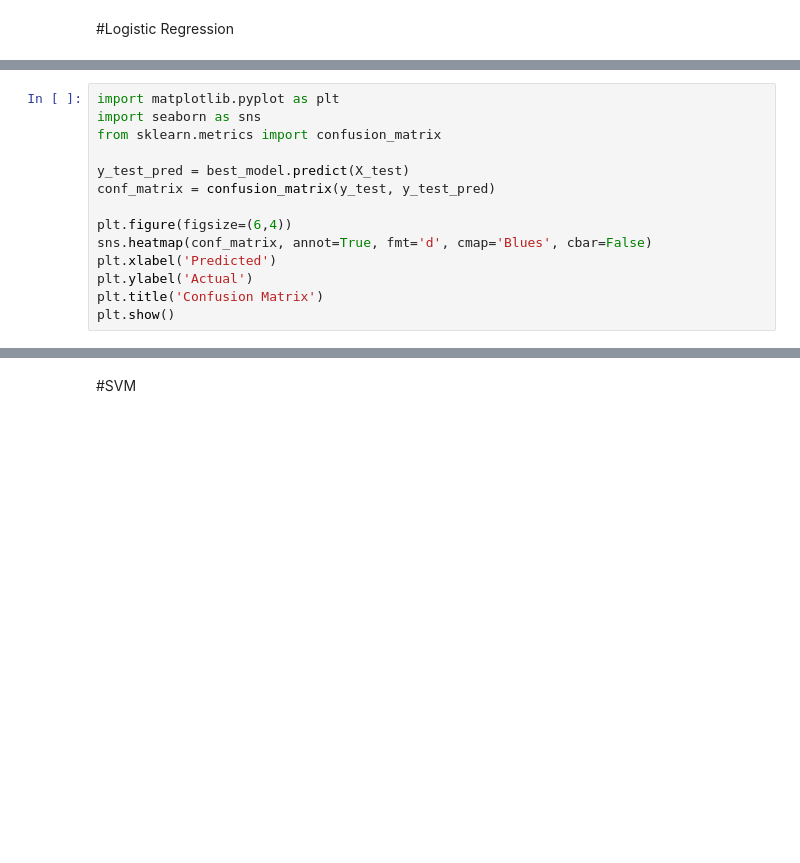
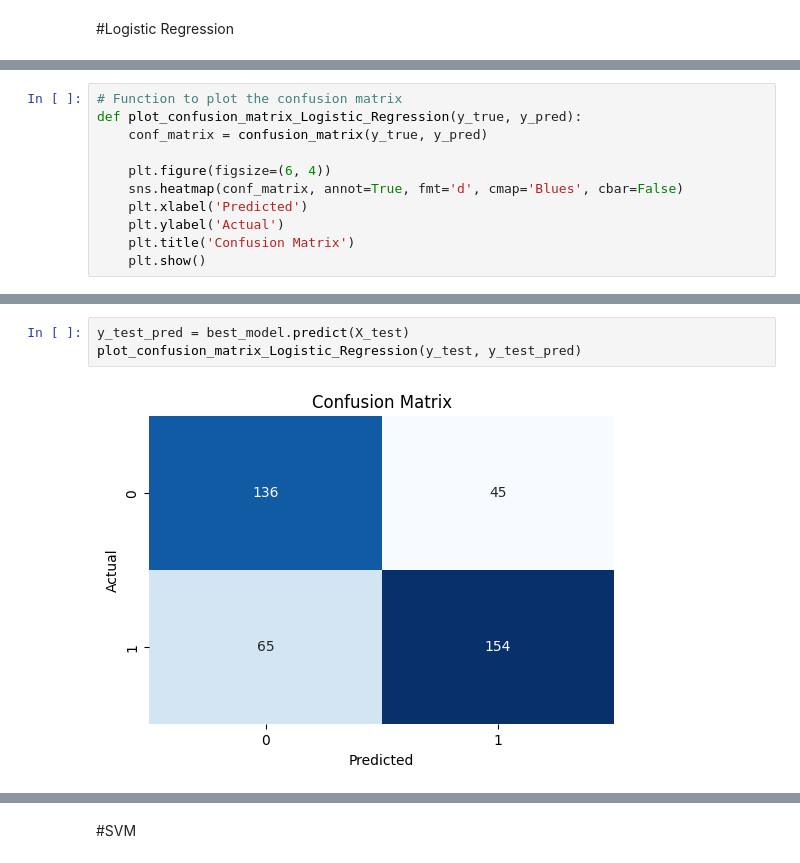
Before and after one commit to RazanAlkhaluqy/MachineLearningProject, a Jupyter notebook: LLP.ipynb, the cells around one changed output, grey strips where cells are left out. Cells and saved outputs as stored; diff of their text form; blank space fills up the shorter version.

```diff
--- a/LLP.ipynb
+++ b/LLP.ipynb
@@ -623,14 +174,11 @@ weighted avg       0.71      0.68      0.68       400
 # %%
-import matplotlib.pyplot as plt
-import seaborn as sns
-from sklearn.metrics import confusion_matrix
+# Function to plot the confusion matrix
+def plot_confusion_matrix_Logistic_Regression(y_true, y_pred):
+    conf_matrix = confusion_matrix(y_true, y_pred)
 
-y_test_pred = best_model.predict(X_test)
-conf_matrix = confusion_matrix(y_test, y_test_pred)
-
-plt.figure(figsize=(6,4))
-sns.heatmap(conf_matrix, annot=True, fmt='d', cmap='Blues', cbar=False)
-plt.xlabel('Predicted')
-plt.ylabel('Actual')
-plt.title('Confusion Matrix')
-plt.show()
+    plt.figure(figsize=(6, 4))
+    sns.heatmap(conf_matrix, annot=True, fmt='d', cmap='Blues', cbar=False)
+    plt.xlabel('Predicted')
+    plt.ylabel('Actual')
+    plt.title('Confusion Matrix')
+    plt.show()
@@ -655,0 +255,5 @@ plt.show()
+# %%
+y_test_pred = best_model.predict(X_test)
+plot_confusion_matrix_Logistic_Regression(y_test, y_test_pred)
+# %% [output]
+[figure, added]
```
Also changed, not shown: parts of 49 cells of this notebook.
